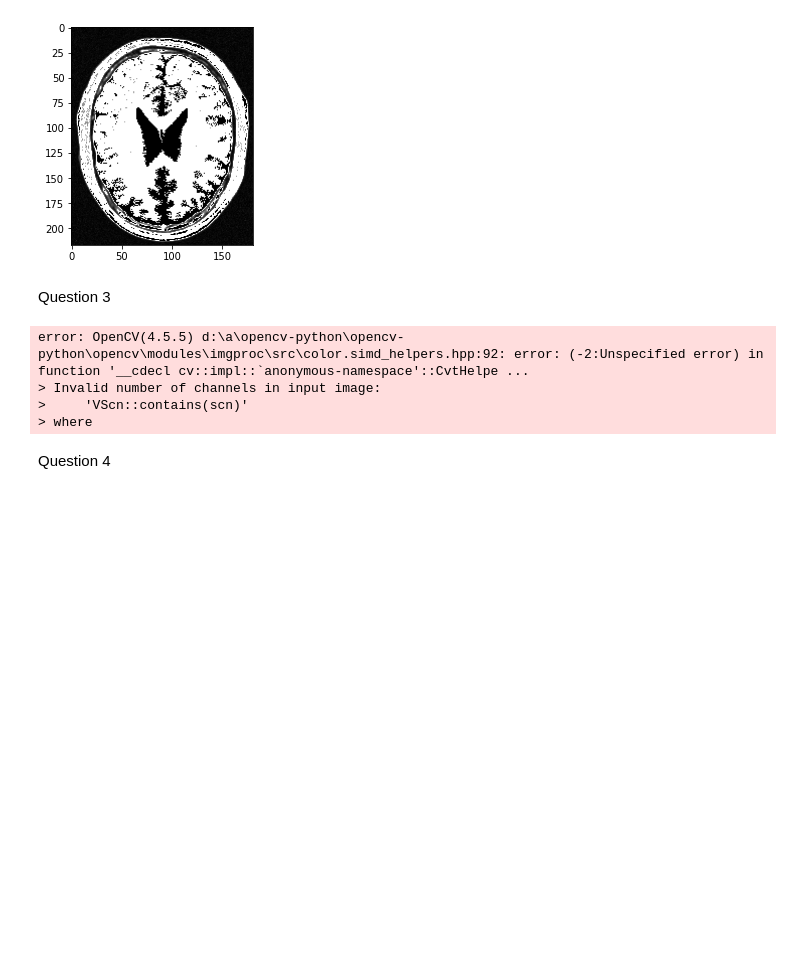
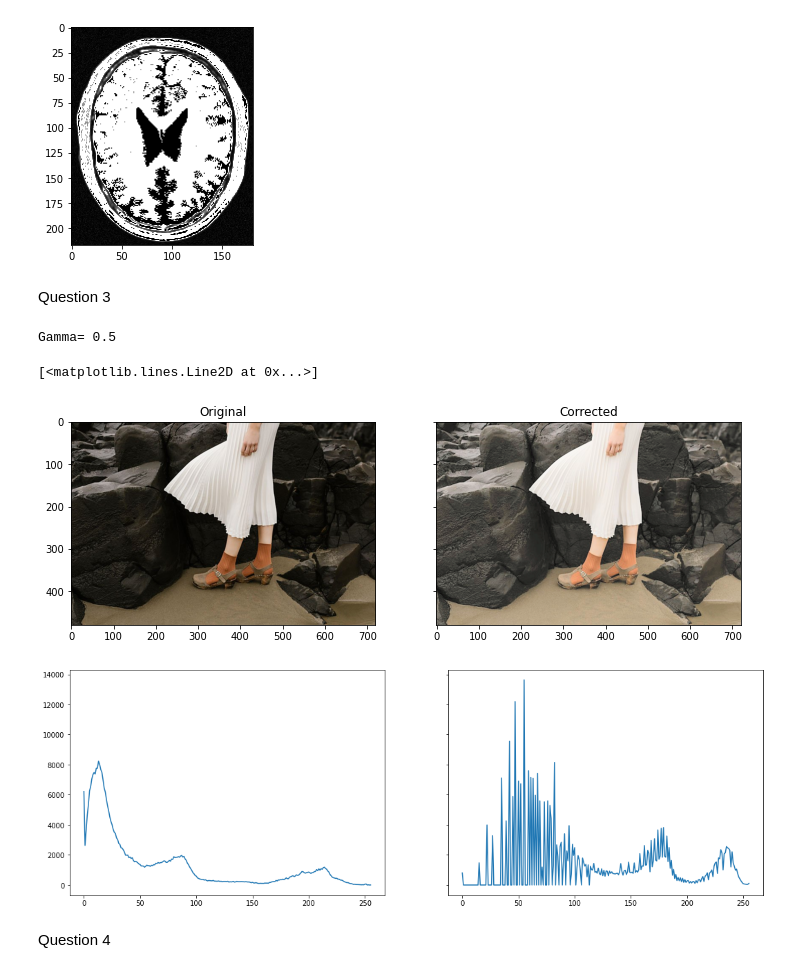
Before and after one commit to DilukshaRukmal/Computer_vision, a Jupyter notebook: Assignment 1/190531L.ipynb, the cells around one changed output. Saved outputs shown, nothing was run; the diff lists cells and outputs as text; code cells hidden in the pictures; blank space fills up the shorter version.

```diff
--- a/Assignment 1/190531L.ipynb
+++ b/Assignment 1/190531L.ipynb
@@ -74,40 +76,32 @@ plt.show()
 # %% [markdown]
 Question 3
 # %%
-img = cv.imread(r'D:\Image processing module\Assignment 1\highlights_and_shadows.jpg',cv.IMREAD_COLOR)
-assert img is not None
-gamma =0.2 # Gamma value
-
-transform = np.array([(i/255.0)**(gamma)*255.0 for i in np.arange(0,256)]).astype('uint8')
-Labimg=cv.cvtColor(img,cv.COLOR_BGR2Lab)
-plane_transformed = cv.LUT(Labimg,transform)
-
-t_img = cv.cvtColor(np.array((plane_transformed,Labimg,Labimg),dtype=np.uint8),cv.COLOR_Lab2BGR)
-img_plt = cv.cvtColor(t_img,cv.COLOR_BGR2RGB)
-fig,ax = plt.subplots()
-ax.imshow(img_plt)
-plt.show()
-#Original
-color=('b','g','r')
-for i,c in enumerate(color):
-    hist=cv.calcHist([img],[i],None,[256],[0,256])
-    plt.plot(hist,color=c)
-    plt.xlim([0,256])
-    plt.title("Original")
-plt.show()
-
-#Gamma corrected
-for i,c in enumerate(color):
-    hist=cv.calcHist([t_img],[i],None,[256],[0,256])
-    plt.plot(hist,color=c)
-    plt.xlim([0,256])
-    plt.title("Gamma_corected")
-plt.show()
+img = cv.imread("highlights_and_shadows.jpg",cv.IMREAD_COLOR)
+Labimg= cv.cvtColor(img, cv.COLOR_BGR2Lab)
+L,a,b = cv.split(Labimg)
+fig,ax= plt.subplots(1,2, sharex='all', sharey='all', figsize=(12,6))
+gamma = 0.5
+T = np.array([(p/255)**gamma*255 for p in range(0,256)]).astype(np.uint8)
+transformed_img = cv.LUT(L, T)
+Labimg[:,:,0] = transformed_img
+Labimg[:,:,1] = a
+Labimg[:,:,2] = b
+print("Gamma=",gamma)
+ax[0].imshow(cv.cvtColor(img,cv.COLOR_BGR2RGB))
+ax[0].set_title("Original")
+ax[1].imshow(cv.cvtColor(Labimg,cv.COLOR_LAB2RGB))
+ax[1].set_title("Corrected")
+#histograms
+fig,ax= plt.subplots(1,2, sharex='all', sharey='all', figsize=(18,6))
+hist_img = cv.calcHist([img],[0],None,[256],[0,256])
+hist_transformed_img = cv.calcHist([Labimg],[0],None,[256],[0,256])
+ax[0].plot(hist_img)
+ax[1].plot(hist_transformed_img)
 # %% [output]
-error: OpenCV(4.5.5) d:\a\opencv-python\opencv-python\opencv\modules\imgproc\src\color.simd_helpers.hpp:92: error: (-2:Unspecified error) in function '__cdecl cv::impl::`anonymous-namespace'::CvtHelpe ...
-> Invalid number of channels in input image:
->     'VScn::contains(scn)'
-> where
+Gamma= 0.5
+[<matplotlib.lines.Line2D at 0x...>]
+[figure, added]
+[figure, added]
 # %% [markdown]
 Question 4
 # %%
```
Also changed, not shown: parts of 3 cells of this notebook.
